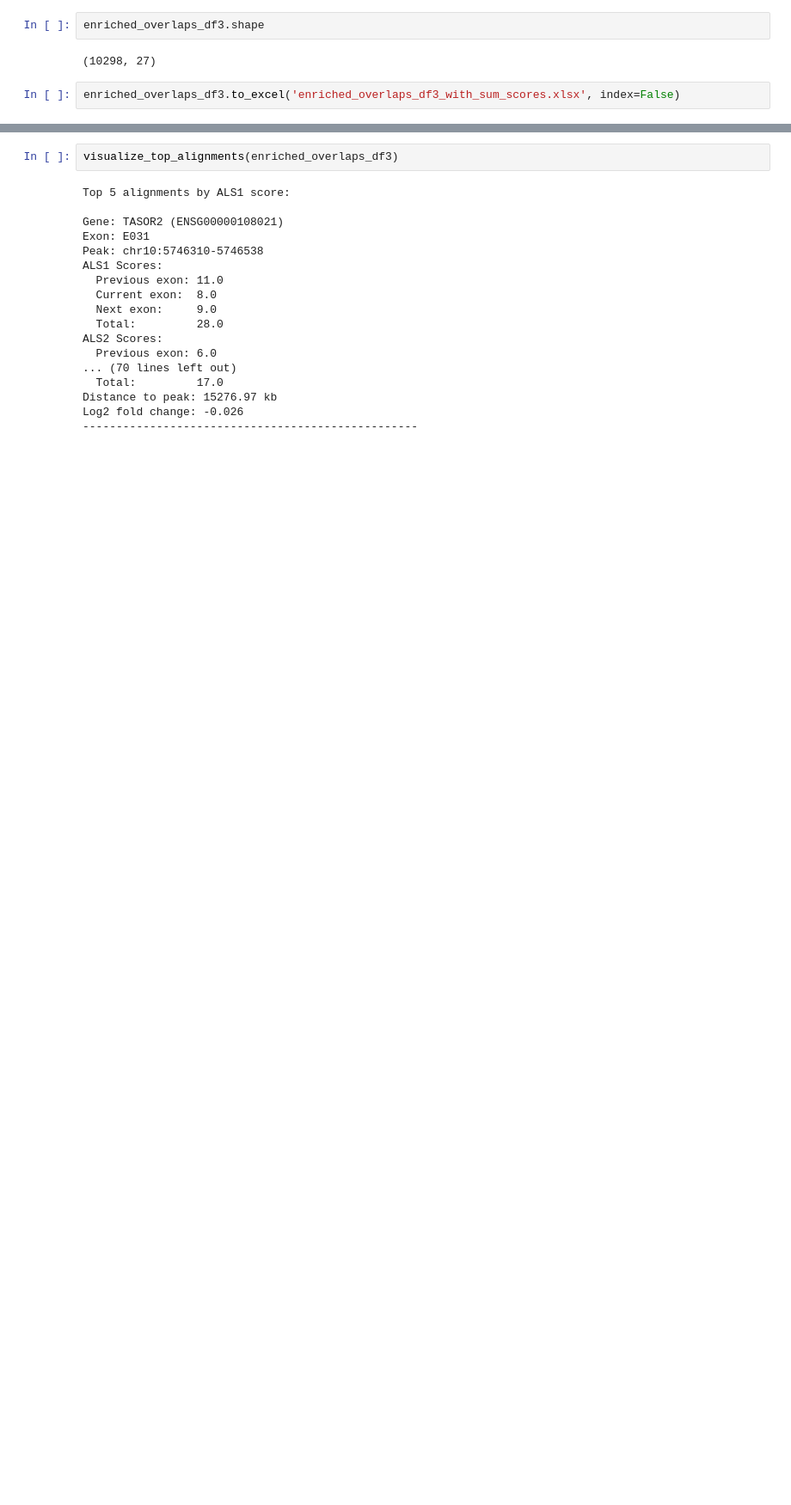
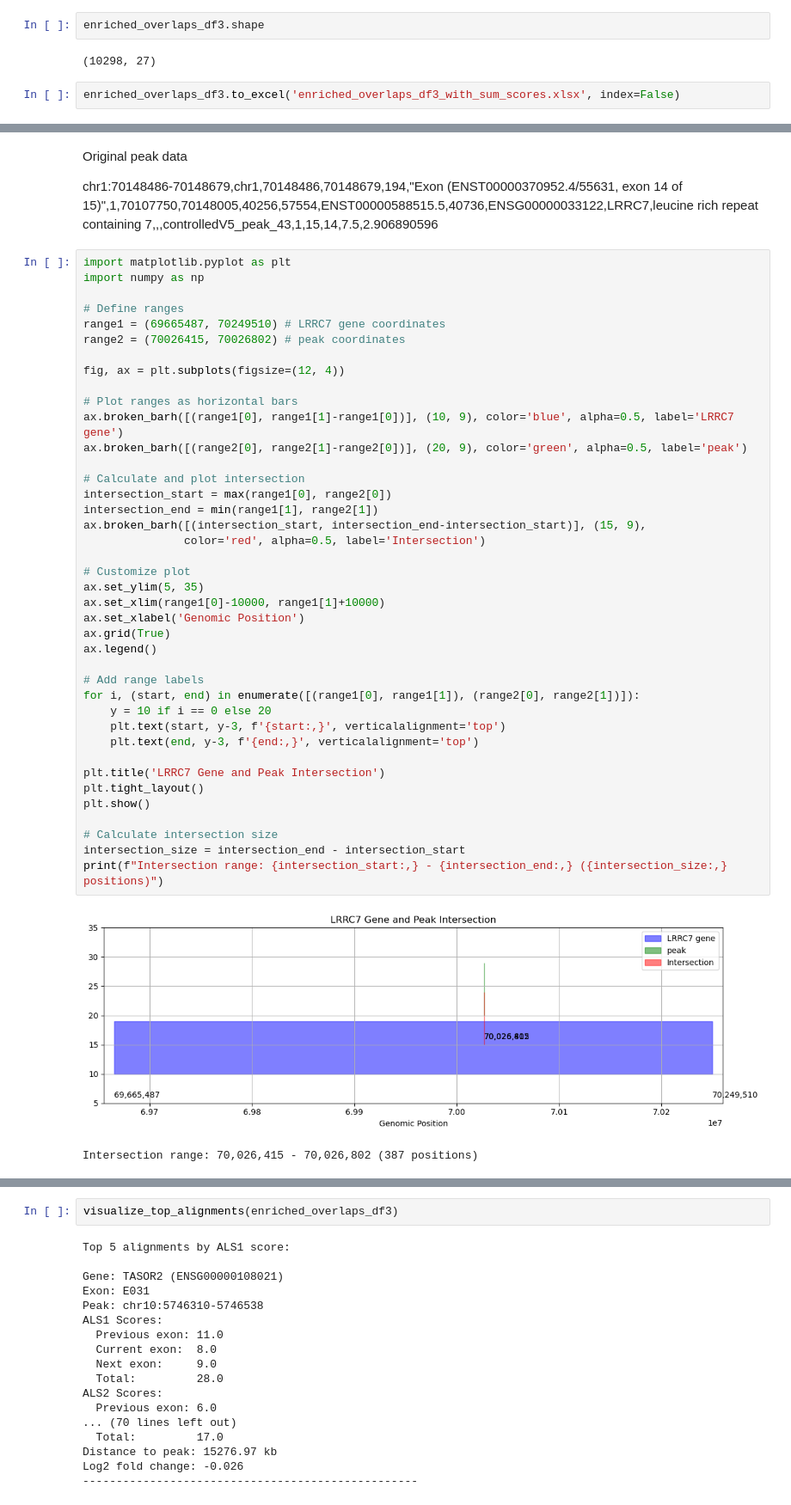
Before and after one commit to michal7kw/SRF_Snords, a Jupyter notebook: 6_overlap_peaks_DE_permisive.ipynb, the cells around one changed output, grey strips where cells are left out. Shown at 86% size. Cells and saved outputs as stored; diff of their text form; blank space fills up the shorter version.

Commit message:
overlap LRRC7

```diff
--- a/6_overlap_peaks_DE_permisive.ipynb
+++ b/6_overlap_peaks_DE_permisive.ipynb
@@ -343,0 +352,47 @@ enriched_overlaps_df3.to_excel('enriched_overlaps_df3_with_sum_scores.xlsx', ind
+# %% [markdown]
+Original peak data
+
+chr1:70148486-70148679,chr1,70148486,70148679,194,"Exon (ENST00000370952.4/55631, exon 14 of 15)",1,70107750,70148005,40256,57554,ENST00000588515.5,40736,ENSG00000033122,LRRC7,leucine rich repeat containing 7,,,controlledV5_peak_43,1,15,14,7.5,2.906890596
+# %%
+import matplotlib.pyplot as plt
+import numpy as np
+
+# Define ranges
+range1 = (69665487, 70249510) # LRRC7 gene coordinates
+range2 = (70026415, 70026802) # peak coordinates
+
+fig, ax = plt.subplots(figsize=(12, 4))
+
+# Plot ranges as horizontal bars
+ax.broken_barh([(range1[0], range1[1]-range1[0])], (10, 9), color='blue', alpha=0.5, label='LRRC7 gene')
+ax.broken_barh([(range2[0], range2[1]-range2[0])], (20, 9), color='green', alpha=0.5, label='peak')
+
+# Calculate and plot intersection
+intersection_start = max(range1[0], range2[0])
+intersection_end = min(range1[1], range2[1])
+ax.broken_barh([(intersection_start, intersection_end-intersection_start)], (15, 9),
+               color='red', alpha=0.5, label='Intersection')
+
+# Customize plot
+ax.set_ylim(5, 35)
+ax.set_xlim(range1[0]-10000, range1[1]+10000)
+ax.set_xlabel('Genomic Position')
+ax.grid(True)
+ax.legend()
+
+# Add range labels
+for i, (start, end) in enumerate([(range1[0], range1[1]), (range2[0], range2[1])]):
+    y = 10 if i == 0 else 20
+    plt.text(start, y-3, f'{start:,}', verticalalignment='top')
+    plt.text(end, y-3, f'{end:,}', verticalalignment='top')
+
+plt.title('LRRC7 Gene and Peak Intersection')
+plt.tight_layout()
+plt.show()
+
+# Calculate intersection size
+intersection_size = intersection_end - intersection_start
+print(f"Intersection range: {intersection_start:,} - {intersection_end:,} ({intersection_size:,} positions)")
+# %% [output]
+[figure, added]
+Intersection range: 70,026,415 - 70,026,802 (387 positions)
```
Also changed, not shown: parts of 4 cells of this notebook.
